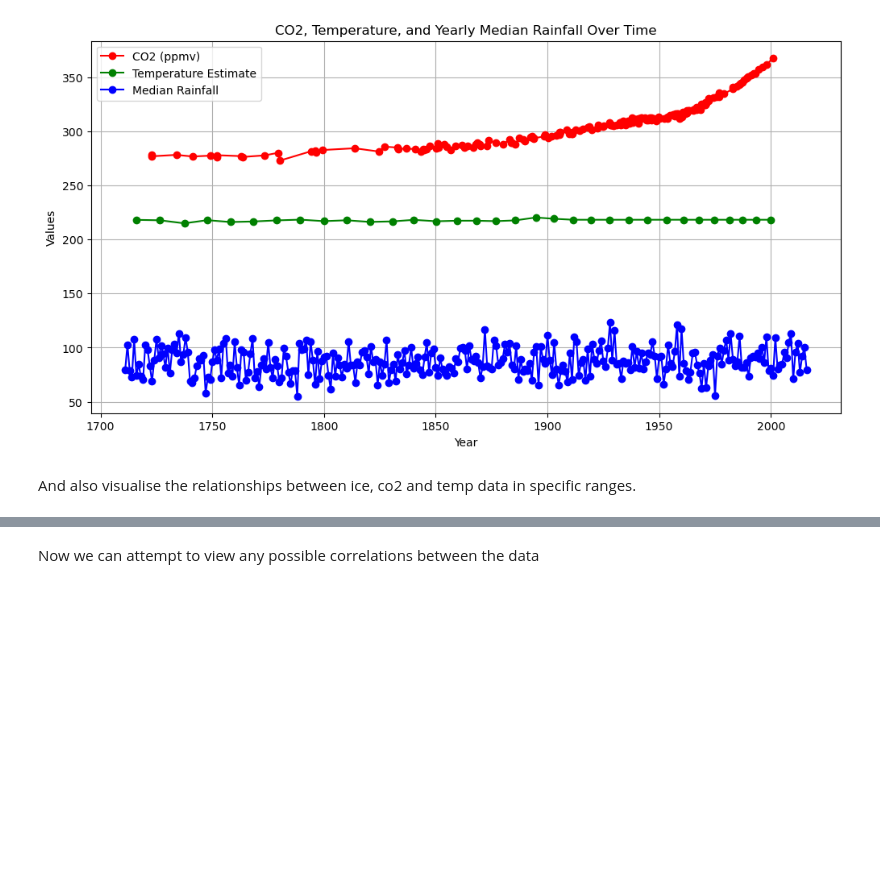
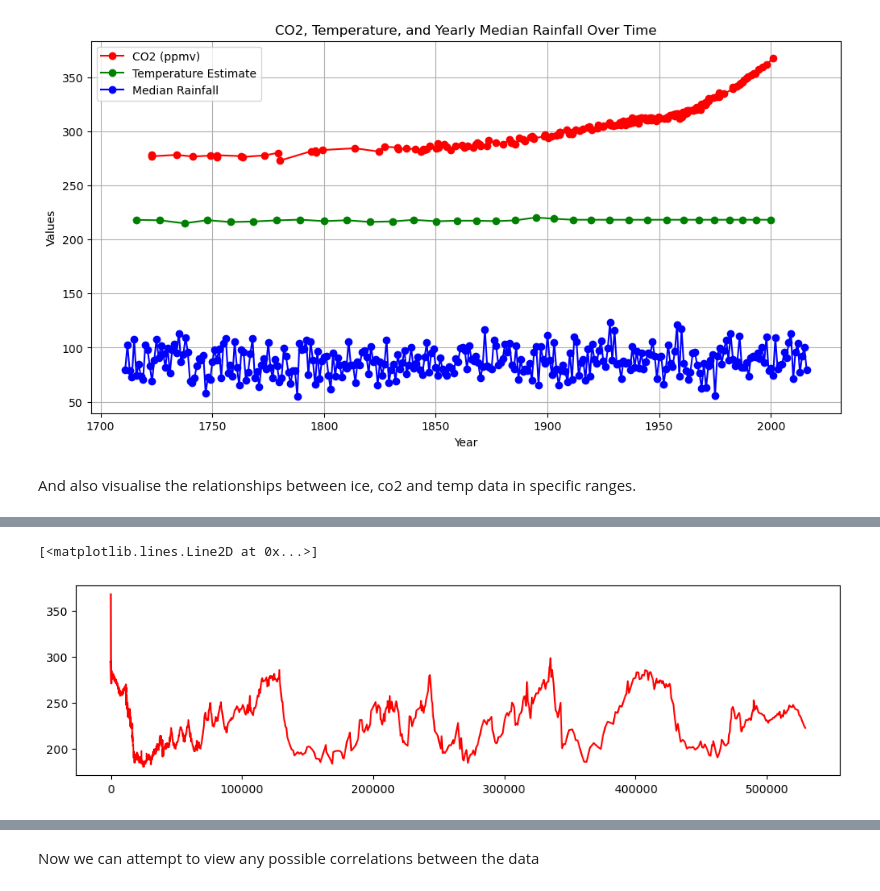
Before and after one commit to nexlanglxm/climate-data-analysis, a Jupyter notebook: project2/project.ipynb, the cells around one changed output, grey strips where cells are left out. Saved outputs shown, nothing was run; the diff lists cells and outputs as text; code cells hidden in the pictures; blank space fills up the shorter version.

```diff
--- a/project2/project.ipynb
+++ b/project2/project.ipynb
@@ -525,0 +526,7 @@ plt.show()
+# %%
+# Plotting CO2 data against year
+plt.figure(figsize=(12,3))
+plt.plot(co2_for_ice['Gasage (yr BP) '], co2_for_ice['CO2 (ppmv)'], color='red', label='CO2 (ppmv)')
+# %% [output]
+[<matplotlib.lines.Line2D at 0x...>]
+[figure, added]
```
Also changed, not shown: parts of 4 cells of this notebook.
